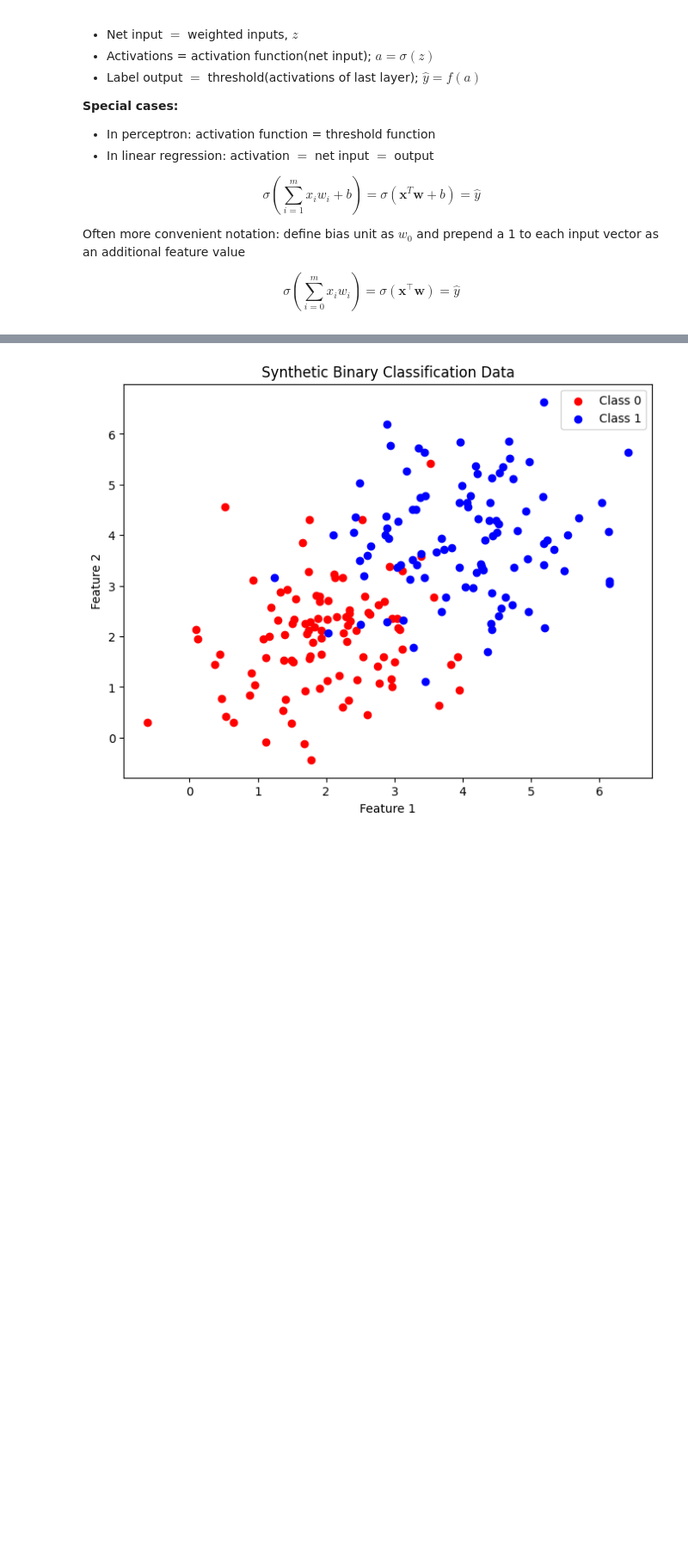
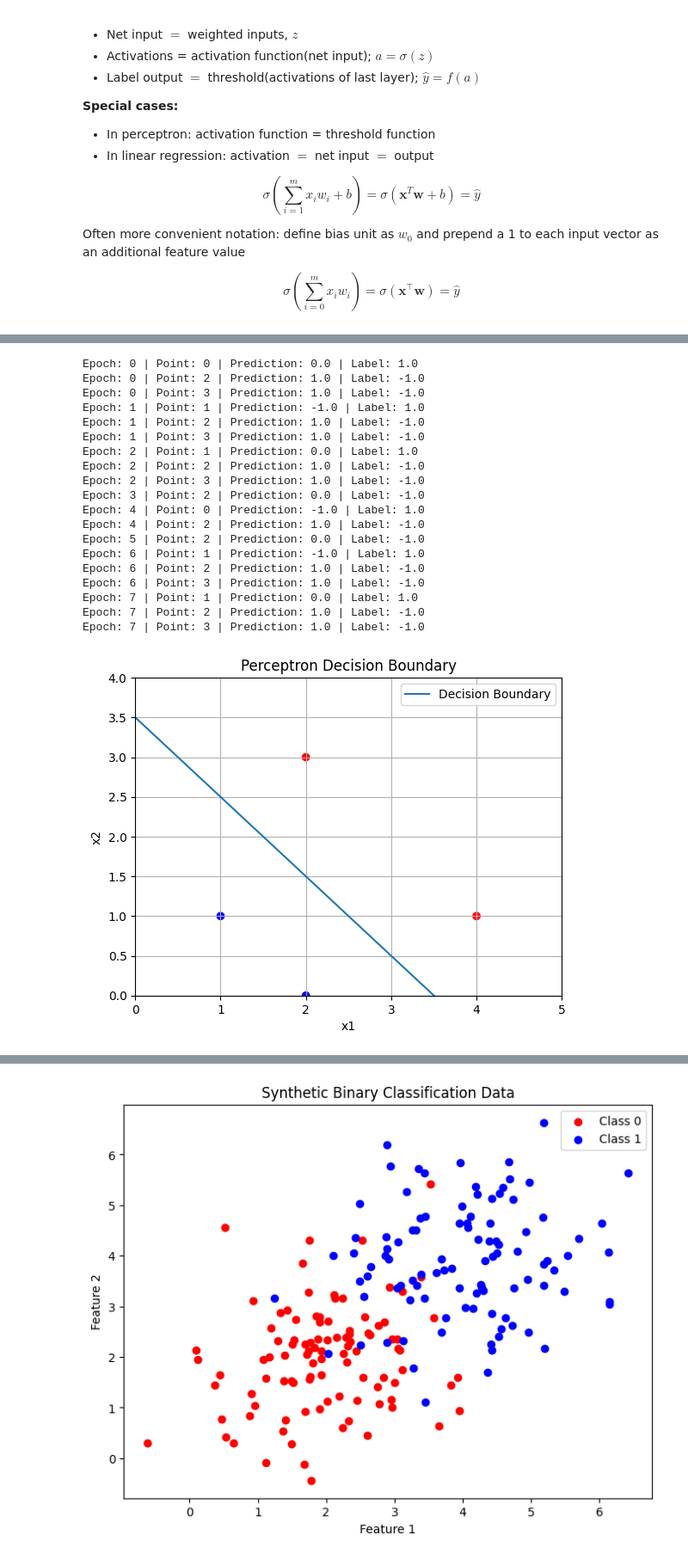
Before and after one commit to akkefa/ml-notes, a Jupyter notebook: docs/deep_learning/what_is_deep_learning.ipynb, the cells around one changed output, grey strips where cells are left out. Shown at 86% size. Saved outputs shown, nothing was run; the diff lists cells and outputs as text; code cells hidden in the pictures; blank space fills up the shorter version.

```diff
--- a/docs/deep_learning/what_is_deep_learning.ipynb
+++ b/docs/deep_learning/what_is_deep_learning.ipynb
@@ -225,0 +217,65 @@ We'll create a simple, linearly separable dataset for demonstration purposes.
+# %%
+import torch
+import matplotlib.pyplot as plt
+import numpy as np
+
+# Data points (x1, x2) and their labels
+data = torch.tensor([[2, 3], [4, 1], [1, 1], [2, 0]], dtype=torch.float32)
+labels = torch.tensor([1, 1, -1, -1], dtype=torch.float32)
+
+# Initialize weights and bias
+weights = torch.zeros(2, requires_grad=False)
+bias = torch.zeros(1, requires_grad=False)
+learning_rate = 1.0
+
+# Perceptron Learning Rule
+for epoch in range(10):  # Run for 10 epochs or until convergence
+    for i, point in enumerate(data):
+        # Calculate the prediction
+        prediction = torch.sign(torch.dot(weights, point) + bias)
+
+        if prediction != labels[i]:  # Misclassified point
+            # Update weights and bias
+            print(f"Epoch: {epoch} | Point: {i} | Prediction: {prediction.item()} | Label: {labels[i]}")
+
+            weights += learning_rate * labels[i] * point
+            bias += learning_rate * labels[i]
+
+# Visualization of the decision boundary
+def plot_decision_boundary(weights, bias):
+    x1 = np.linspace(0, 5, 100)
+    x2 = (-weights[0].item() * x1 - bias.item()) / weights[1].item()
+
+    plt.plot(x1, x2, label="Decision Boundary")
+    plt.scatter(data[:, 0], data[:, 1], c=labels, cmap='bwr')
+    plt.xlim(0, 5)
+    plt.ylim(0, 4)
+    plt.xlabel('x1')
+    plt.ylabel('x2')
+    plt.title('Perceptron Decision Boundary')
+    plt.legend()
+    plt.grid(True)
+    plt.show()
+
+plot_decision_boundary(weights, bias)
+# %% [output]
+Epoch: 0 | Point: 0 | Prediction: 0.0 | Label: 1.0
+Epoch: 0 | Point: 2 | Prediction: 1.0 | Label: -1.0
+Epoch: 0 | Point: 3 | Prediction: 1.0 | Label: -1.0
+Epoch: 1 | Point: 1 | Prediction: -1.0 | Label: 1.0
+Epoch: 1 | Point: 2 | Prediction: 1.0 | Label: -1.0
+Epoch: 1 | Point: 3 | Prediction: 1.0 | Label: -1.0
+Epoch: 2 | Point: 1 | Prediction: 0.0 | Label: 1.0
+Epoch: 2 | Point: 2 | Prediction: 1.0 | Label: -1.0
+Epoch: 2 | Point: 3 | Prediction: 1.0 | Label: -1.0
+Epoch: 3 | Point: 2 | Prediction: 0.0 | Label: -1.0
+Epoch: 4 | Point: 0 | Prediction: -1.0 | Label: 1.0
+Epoch: 4 | Point: 2 | Prediction: 1.0 | Label: -1.0
+Epoch: 5 | Point: 2 | Prediction: 0.0 | Label: -1.0
+Epoch: 6 | Point: 1 | Prediction: -1.0 | Label: 1.0
+Epoch: 6 | Point: 2 | Prediction: 1.0 | Label: -1.0
+Epoch: 6 | Point: 3 | Prediction: 1.0 | Label: -1.0
+Epoch: 7 | Point: 1 | Prediction: 0.0 | Label: 1.0
+Epoch: 7 | Point: 2 | Prediction: 1.0 | Label: -1.0
+Epoch: 7 | Point: 3 | Prediction: 1.0 | Label: -1.0
+[figure, added]
```
Also changed, not shown: parts of 2 cells of this notebook.
